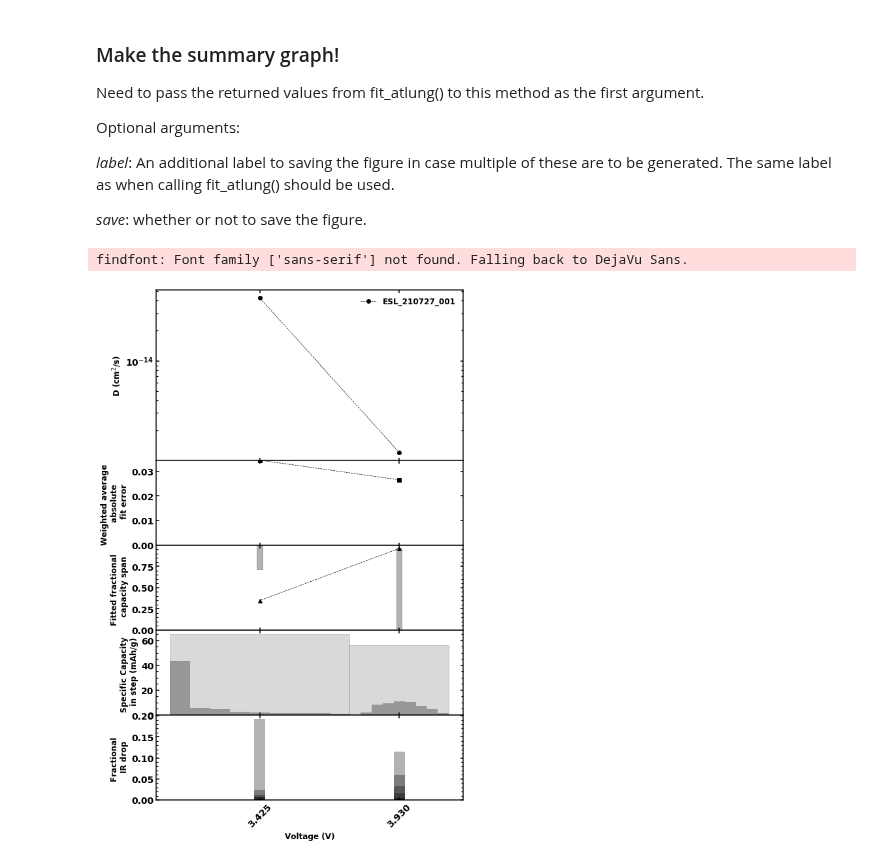
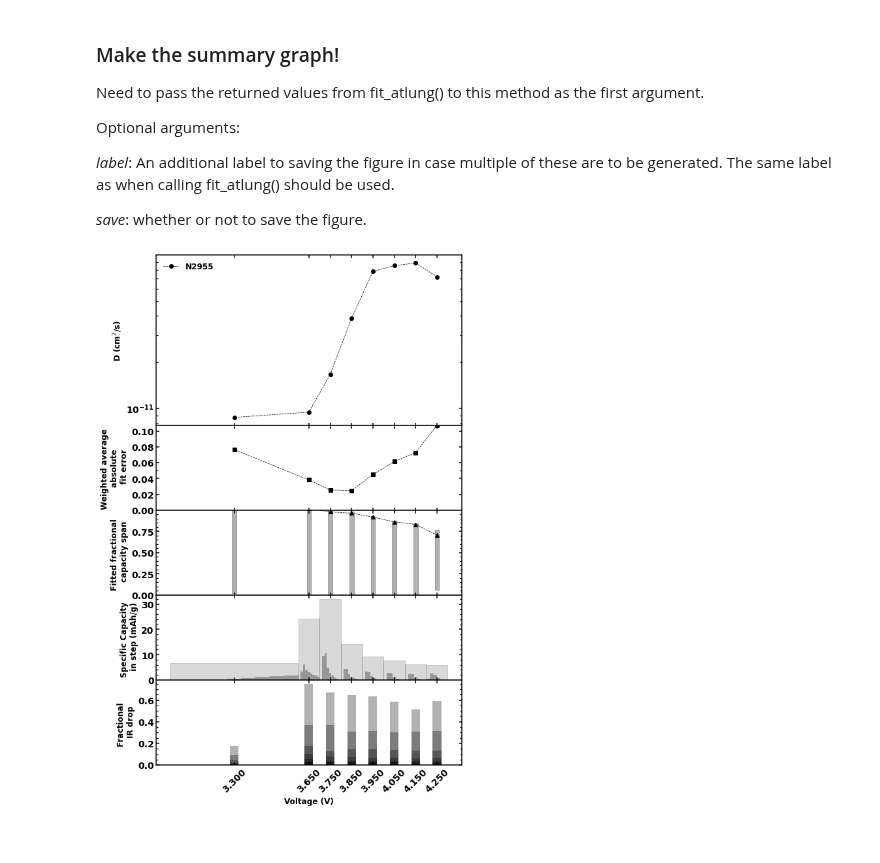
Before and after one commit to mmemcormier/amid, a Jupyter notebook: amid-analysis.ipynb, the cells around one changed output. Saved outputs shown, nothing was run; the diff lists cells and outputs as text; code cells hidden in the pictures.

```diff
--- a/amid-analysis.ipynb
+++ b/amid-analysis.ipynb
@@ -26,3 +26,8 @@ cell_label = 'MAB_210609_018'
+# %%
+dstpath = '/home/mcormier/projects/diffusion/analysis/2021-12-02_ME6/'
+srcpath = '/home/mcormier/media/cell_data/_NovonixHPC_Data/'
+uhpc_file = '211123_CN_N2955_43to3V_AMID_MC_System5_33.csv'
+cell_label = 'N2955'
 # %% [markdown]
 ### The AMID object
 
@@ -83,5 +95,5 @@ Optional arguments:
 
 Returns: data to needed to make summary graph.
 # %%
-fit_data = amid_data.fit_atlung(1.15e-5, ftol=5e-14, save=True, D_bounds=[1e-18, 1e-12])
+fit_data = amid_data.fit_atlung(4.2e-4, ftol=1e-14, save=True, D_bounds=[1e-15, 1e-10])
 # %% [output]
@@ -99,7 +114,6 @@ Optional arguments:
 
 *save*: whether or not to save the figure.
 # %%
-amid_data.make_summary_graph(fit_data, label='r-0.115um')
+amid_data.make_summary_graph(fit_data, label='r-4.2um')
 # %% [output]
-findfont: Font family ['sans-serif'] not found. Falling back to DejaVu Sans.
-[figure, old version]
+[figure, new version]
```
Also changed, not shown: parts of 6 cells of this notebook, 3 other files.
